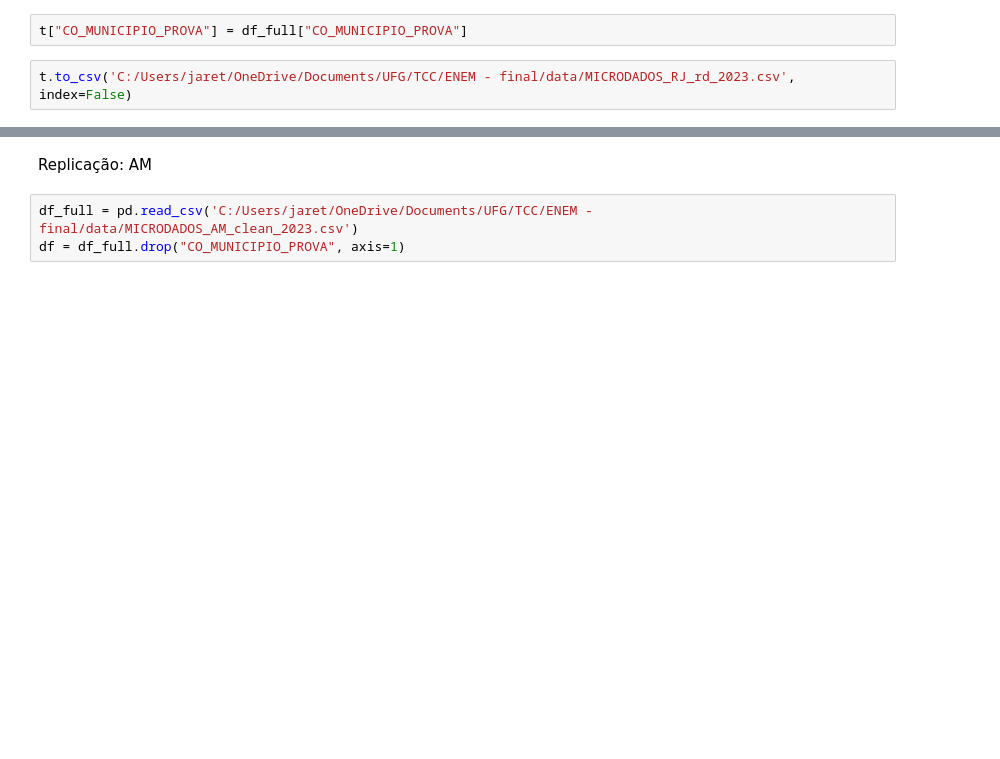
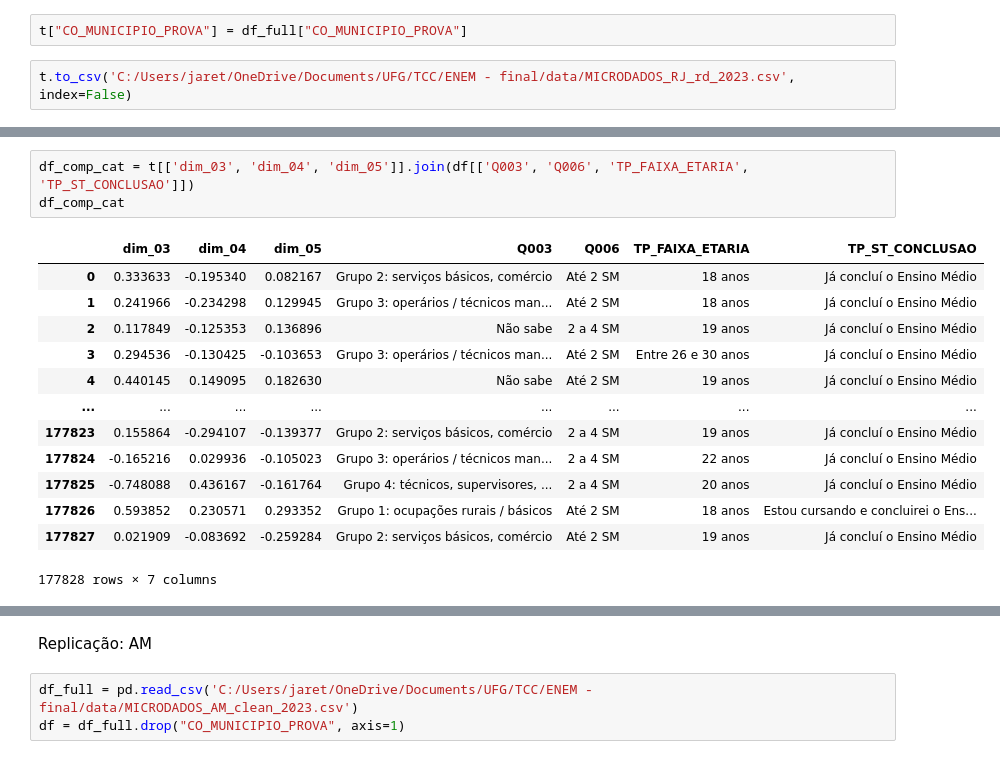
Before and after one commit to jaretwaters/ufg, a Jupyter notebook: notebooks/2_redução_dimensionalidade.ipynb, the cells around one changed output, grey strips where cells are left out. Cells and saved outputs as stored; diff of their text form; blank space fills up the shorter version.

```diff
--- a/notebooks/2_redução_dimensionalidade.ipynb
+++ b/notebooks/2_redução_dimensionalidade.ipynb
@@ -119,0 +130,17 @@ t.to_csv('C:/Users/jaret/OneDrive/Documents/UFG/TCC/ENEM - final/data/MICRODADOS
+# %%
+df_comp_cat = t[['dim_03', 'dim_04', 'dim_05']].join(df[['Q003', 'Q006', 'TP_FAIXA_ETARIA', 'TP_ST_CONCLUSAO']])
+df_comp_cat
+# %% [output]
+|  | dim_03 | dim_04 | dim_05 | Q003 | Q006 | TP_FAIXA_ETARIA | TP_ST_CONCLUSAO |
+| 0 | 0.333633 | -0.195340 | 0.082167 | Grupo 2: serviços básicos, comércio | Até 2 SM | 18 anos | Já concluí o Ensino Médio |
+| 1 | 0.241966 | -0.234298 | 0.129945 | Grupo 3: operários / técnicos man... | Até 2 SM | 18 anos | Já concluí o Ensino Médio |
+| 2 | 0.117849 | -0.125353 | 0.136896 | Não sabe | 2 a 4 SM | 19 anos | Já concluí o Ensino Médio |
+| 3 | 0.294536 | -0.130425 | -0.103653 | Grupo 3: operários / técnicos man... | Até 2 SM | Entre 26 e 30 anos | Já concluí o Ensino Médio |
+| 4 | 0.440145 | 0.149095 | 0.182630 | Não sabe | Até 2 SM | 19 anos | Já concluí o Ensino Médio |
+| ... | ... | ... | ... | ... | ... | ... | ... |
+| 177823 | 0.155864 | -0.294107 | -0.139377 | Grupo 2: serviços básicos, comércio | 2 a 4 SM | 19 anos | Já concluí o Ensino Médio |
+| 177824 | -0.165216 | 0.029936 | -0.105023 | Grupo 3: operários / técnicos man... | 2 a 4 SM | 22 anos | Já concluí o Ensino Médio |
+| 177825 | -0.748088 | 0.436167 | -0.161764 | Grupo 4: técnicos, supervisores, ... | 2 a 4 SM | 20 anos | Já concluí o Ensino Médio |
+| 177826 | 0.593852 | 0.230571 | 0.293352 | Grupo 1: ocupações rurais / básicos | Até 2 SM | 18 anos | Estou cursando e concluirei o Ens... |
+| 177827 | 0.021909 | -0.083692 | -0.259284 | Grupo 2: serviços básicos, comércio | Até 2 SM | 19 anos | Já concluí o Ensino Médio |
+177828 rows × 7 columns
```
Also changed, not shown: parts of 3 cells of this notebook, 15 other files.
